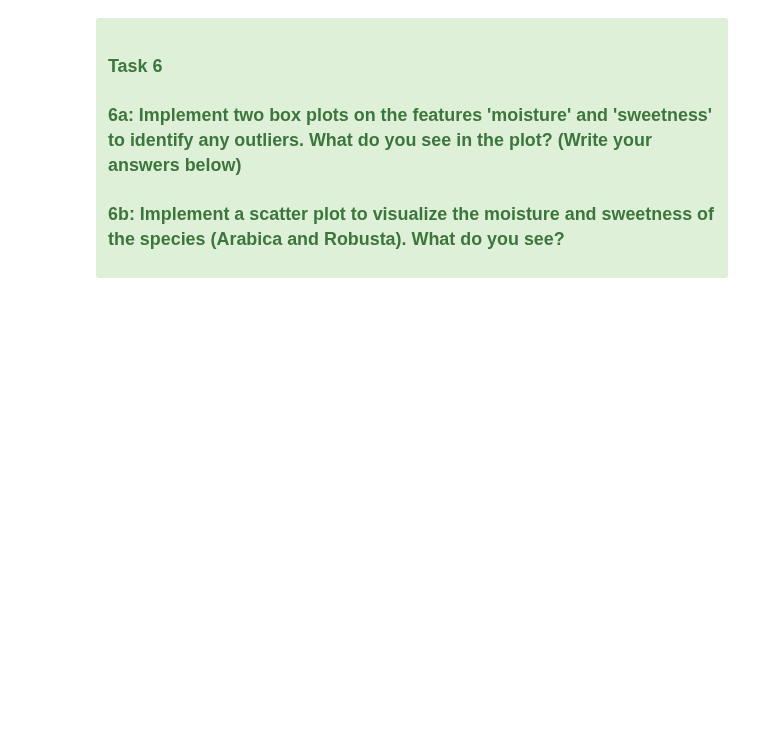
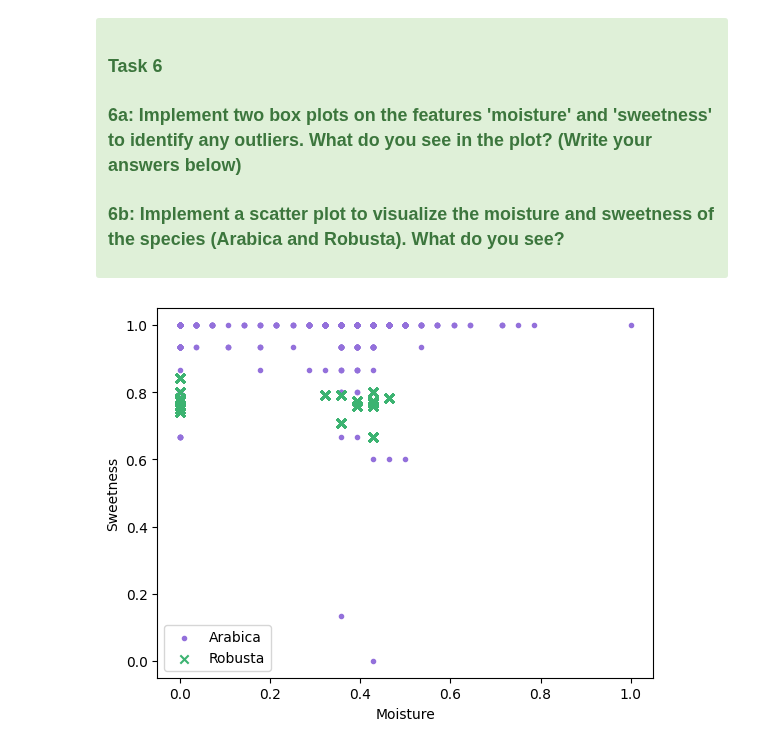
Before and after one commit to roastbread/Schoolnotebook, a Jupyter notebook: Datamining/Lab1_data exploration/lab1_data_exploration_nw.ipynb, the cells around one changed output. Drawn from its saved outputs; the diff is of its cells as text; code cells hidden in the pictures; blank space fills up the shorter version.

```diff
--- a/Datamining/Lab1_data exploration/lab1_data_exploration_nw.ipynb
+++ b/Datamining/Lab1_data exploration/lab1_data_exploration_nw.ipynb
@@ -123,2 +172,4 @@ memory usage: 449.9+ KB
 # %%
 # please implement task 1d here
+print(f"Number of duplicate values are {data.duplicated().sum().sum()}")
+data = data.drop_duplicates()
@@ -146,0 +198,10 @@ memory usage: 449.9+ KB
+# %%
+# please implement task 2 here
+categorical = ['species', 'owner', 'country.of.origin', 'farm.name',
+       'mill', 'ico.number', 'company', 'region', 'producer',
+        'in.country.partner', 'owner.1', 'variety', 'processing.method', 'color',
+       'certification.body', 'certification.address', 'certification.contact',
+       'unit_of_measurement', 'lot.number']
+dummies = pd.get_dummies(data, columns = categorical)
+dummies.head()
+#One-hot encoding is probably the better choice since we do not have a lot of ordinal data
@@ -168,0 +236,9 @@ The most common technique to scale values is the min-max method. Here, we subtra
+# %%
+# please implement task 3 here
+continous = data.select_dtypes(include=['float64', 'int64']).columns
+print(continous)
+dummies_only = dummies.drop(continous, axis=1)
+continous = data[continous]
+scaled = (continous-continous.min())/(continous.max() - continous.min())
+scaled = pd.concat((scaled, dummies_only), 1)
+scaled.head()
@@ -192,0 +281,10 @@ Class imbalance is a common problem in real-world data that often leads to biase
+# %%
+# please implement task 4 here
+#I will use oversampling in order to not loose data and keep the dataset a good size
+print(data.species.value_counts())
+arabica_count, robusta_count = data.species.value_counts()
+arabica = scaled[scaled['species_Arabica'] == 1]
+robusta = scaled[scaled['species_Robusta'] == 1]
+robusta_over = robusta.sample(arabica_count, replace=True)
+oversampled = pd.concat((arabica, robusta_over), axis =0)
+print(oversampled.species_Arabica.value_counts())
@@ -237,4 +363,17 @@ Class imbalance is a common problem in real-world data that often leads to biase
 ### 6b: Implement a scatter plot to visualize the moisture and sweetness of the species (Arabica and Robusta). What do you see?
 
 </div>
+# %%
+# please implement task 6b here
+fig, ax = plt.subplots()
+ax.scatter(oversampled.moisture[oversampled.species_Arabica == 1], oversampled.sweetness[oversampled.species_Arabica == 1],
+           c='mediumpurple', marker='.', label='Arabica')
+ax.scatter(oversampled.moisture[oversampled.species_Robusta == 1], oversampled.sweetness[oversampled.species_Robusta == 1],
+           c='mediumseagreen', marker='x', label='Robusta')
+ax.legend()
+ax.set_xlabel('Moisture')
+ax.set_ylabel('Sweetness')
+plt.show()
+# %% [output]
+[figure, added]
 # %%
```
Also changed, not shown: parts of 15 cells of this notebook.
